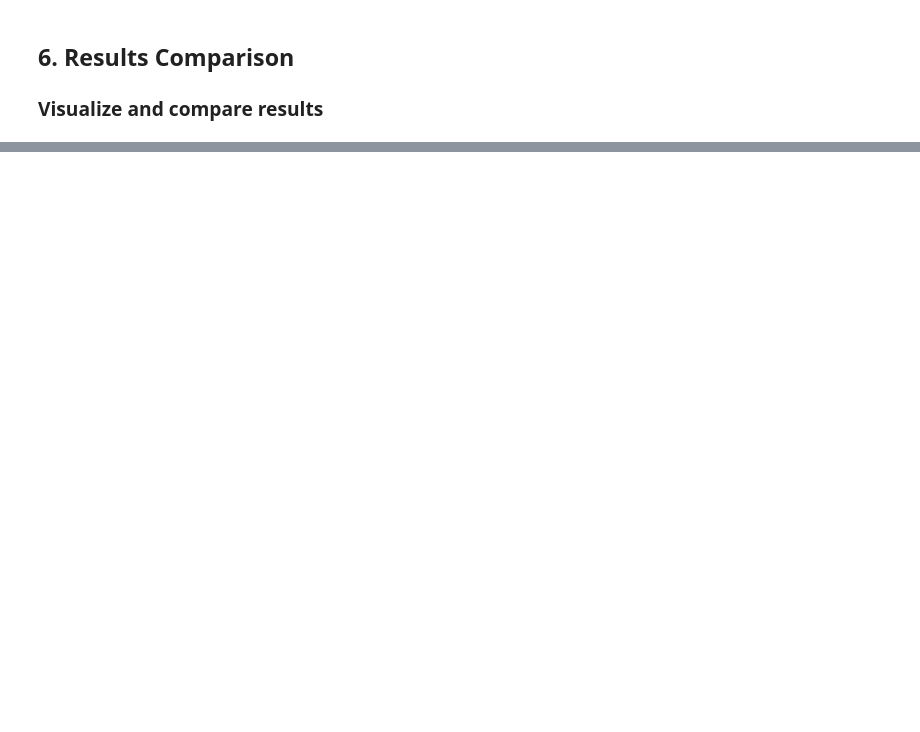
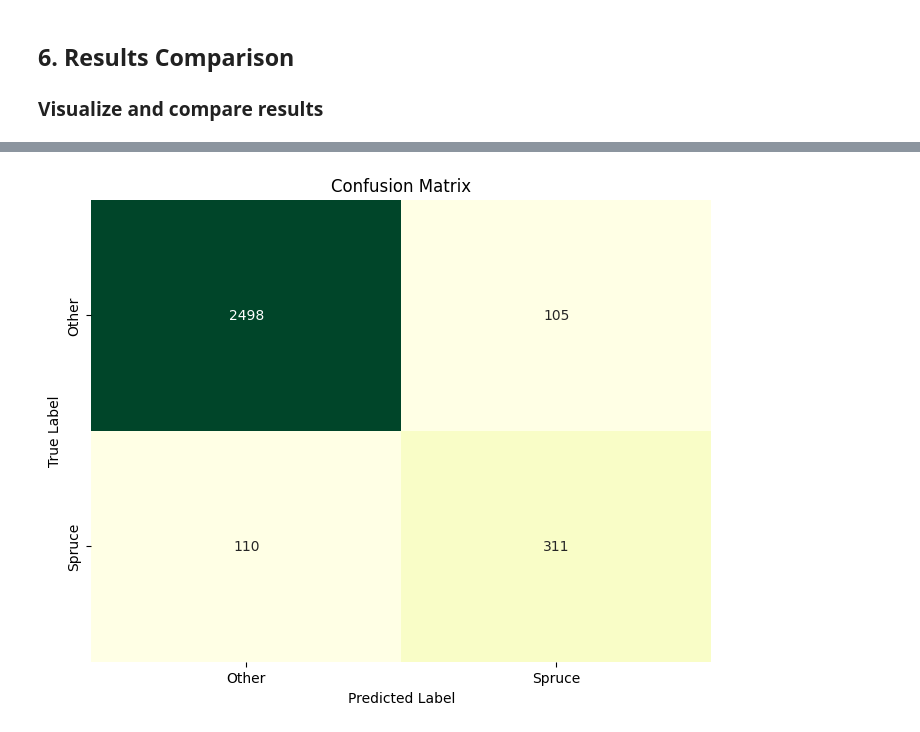
Before and after one commit to leonor-f/AIprojects, a Jupyter notebook: proj2/spruce_tree.ipynb, the cells around one changed output, grey strips where cells are left out. Cells and saved outputs as stored; diff of their text form; code cells hidden in the pictures; blank space fills up the shorter version.

```diff
--- a/proj2/spruce_tree.ipynb
+++ b/proj2/spruce_tree.ipynb
@@ -66,3 +187,6 @@ data.drop(soil_type_cols, axis=1, inplace=True)
+# %%
+features = data.drop('Tree_Type', axis=1)
+labels = data['Tree_Type']
 # %% [markdown]
 ### Split the dataset into training and testing sets
 # %%
@@ -248,30 +288,3 @@ for model in models:
 # %% [markdown]
 ## 6. Results Comparison
 ### Visualize and compare results
-# %%
-# Visualize Accuracy scores
-plt.figure(figsize=(8, 3))
-sns.barplot(x=model_names, y=accuracies)
-plt.ylabel('Accuracy (%)')
-plt.ylim(0, 100)
-plt.yticks(np.arange(0, 101, 10))
-plt.title('Model Accuracy Scores')
-plt.show()
-
-# Visualize F1 scores
-plt.figure(figsize=(8, 3))
-sns.barplot(x=model_names, y=f1_scores)
-plt.ylabel('F1 Score (%)')
-plt.ylim(0, 100)
-plt.yticks(np.arange(0, 101, 10))
-plt.title('Model F1 Scores')
-plt.show()
-
-# Visualize confusion matrices
-for i, confusion_matrix in enumerate(confusion_matrices):
-    plt.figure(figsize=(8, 6))
-    sns.heatmap(confusion_matrix, annot=True, cmap='Greens')
-    plt.xlabel('Predicted Labels')
-    plt.ylabel('True Labels')
-    plt.title(f'Confusion Matrix: {model_names[i]}')
-    plt.show()
@@ -291,0 +328,17 @@ for i, confusion_matrix in enumerate(confusion_matrices):
+# %%
+y_predicted = model.predict(X_test)
+confusion_matrix_res = confusion_matrix(y_test, y_predicted)
+
+# Create a custom colormap for yellow and green tones
+cmap = sns.color_palette("YlGn", as_cmap=True)
+
+# Plot the confusion matrix using seaborn heatmap
+plt.figure(figsize=(8, 6))
+sns.heatmap(confusion_matrix_res, annot=True, fmt='d', cmap=cmap, cbar=False,
+            xticklabels=["Other", "Spruce"], yticklabels=["Other", "Spruce"])
+plt.title('Confusion Matrix')
+plt.xlabel('Predicted Label')
+plt.ylabel('True Label')
+plt.show()
+# %% [output]
+[figure, added]
```
Also changed, not shown: parts of 41 cells of this notebook, 6 other files.
